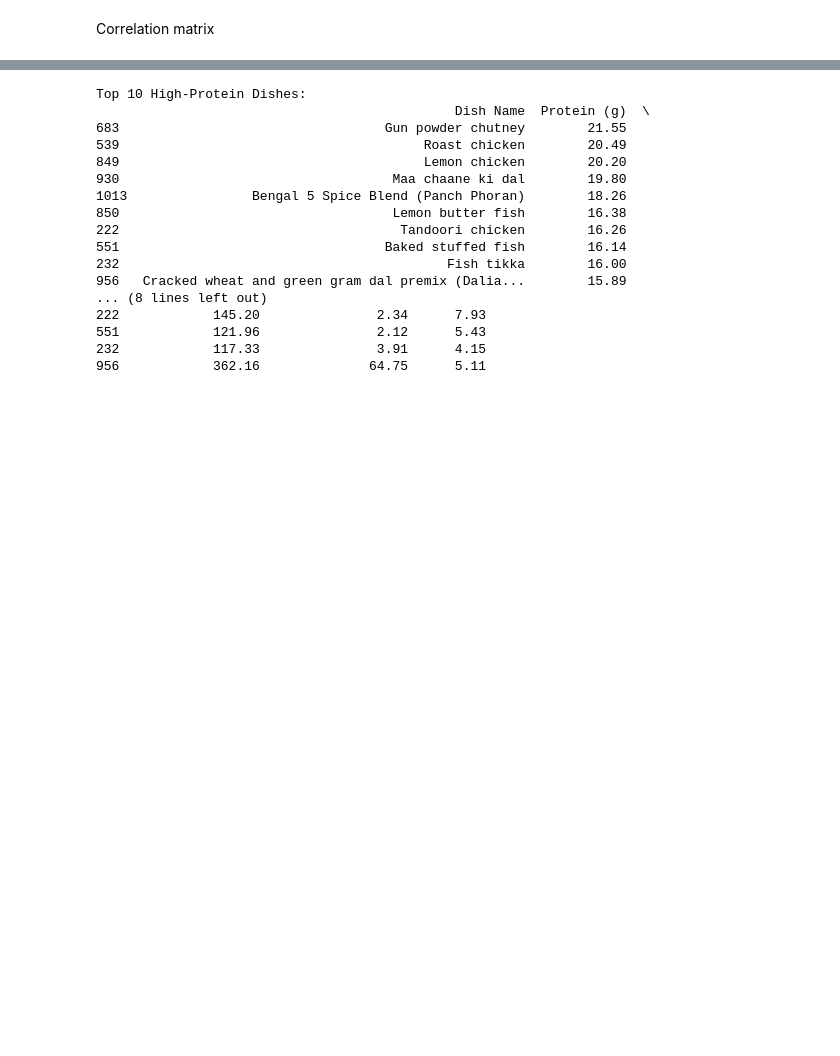
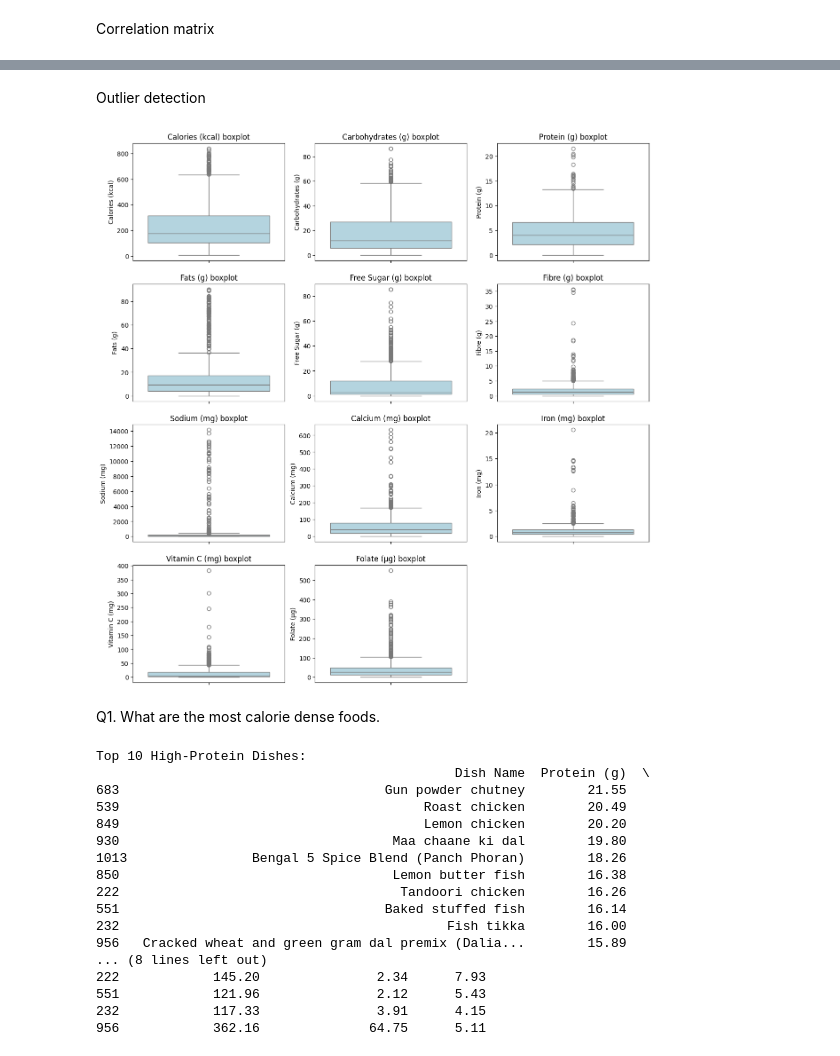
Before and after one commit to coheejelly/DS220_finalProject, a Jupyter notebook: DS220project.ipynb, the cells around one changed output, grey strips where cells are left out. Cells and saved outputs as stored; diff of their text form; code cells hidden in the pictures; blank space fills up the shorter version.

```diff
--- a/DS220project.ipynb
+++ b/DS220project.ipynb
@@ -92,3 +118,26 @@ correlation= nutr_data[nutrient_cols].corr()
+# %% [markdown]
+Outlier detection
+# %%
+num_plots = len(nutrient_cols)
+
+cols = 3
+if num_plots % cols != 0:
+    rows += 1
+
+plt.figure(figsize=(5*cols, 4*rows))
+
+i = 1
+for col in nutrient_cols:
+    plt.subplot(rows, cols, i)
+    sns.boxplot(data=nutr_data, y=col, color="lightblue")
+    plt.title(f'{col} boxplot')
+    i += 1
+
+plt.show()
+# %% [output]
+[figure, added]
+# %% [markdown]
+Q1. What are the most calorie dense foods.
 # %%
 max_protein = nutr_data.sort_values(by="Protein (g)", ascending=False).head(10)
 print("\nTop 10 High-Protein Dishes:")
```
Also changed, not shown: parts of 7 cells of this notebook.
